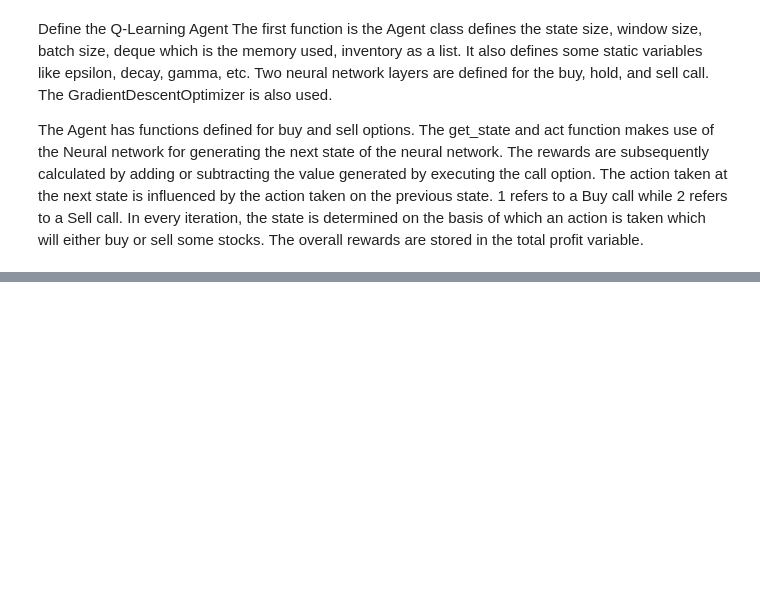
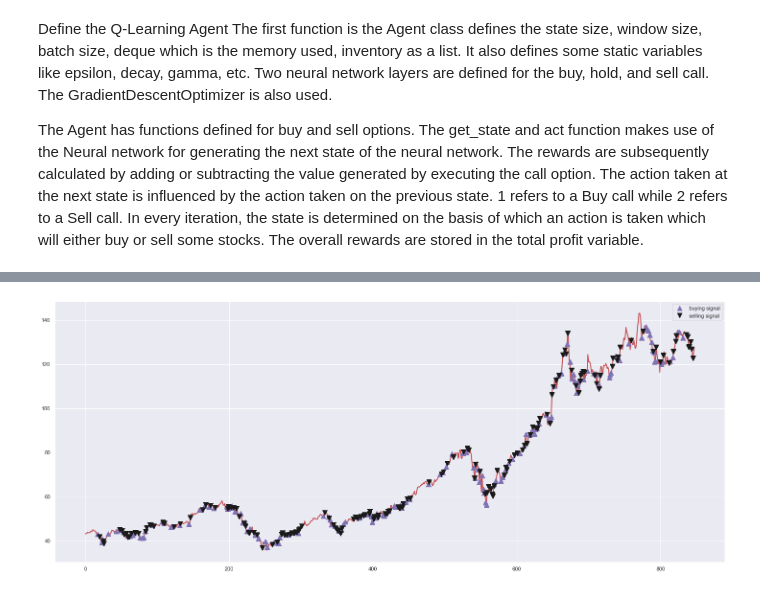
Before and after one commit to pranav14-cy/Task, a Jupyter notebook: reinforcement-learning_algo_trading.ipynb, the cells around one changed output, grey strips where cells are left out. Cells and saved outputs as stored; diff of their text form; code cells hidden in the pictures; blank space fills up the shorter version.

```diff
--- a/reinforcement-learning_algo_trading.ipynb
+++ b/reinforcement-learning_algo_trading.ipynb
@@ -34,6 +34,10 @@ name = 'Q-learning agent'
 class Agent:
     def __init__(self, state_size, window_size, trend, skip, batch_size):
         self.state_size = state_size
+        self.states_sell = []
+        self.states_buy = []
+        self.total_gains = None
+        self.invest = None
         self.window_size = window_size
         self.half_window = window_size // 2
         self.trend = trend
@@ -99,8 +103,6 @@ class Agent:
 
     def buy(self, initial_money):
         starting_money = initial_money
-        states_sell = []
-        states_buy = []
         inventory = []
         state = self.get_state(0)
         for t in range(0, len(self.trend) - 1, self.skip):
@@ -109,24 +111,21 @@ class Agent:
             if action == 1 and initial_money >= self.trend[t] and t < (len(self.trend) - self.half_window):
                 inventory.append(self.trend[t])
                 initial_money -= self.trend[t]
-                states_buy.append(t)
+                self.states_buy.append(t)
                 print('day %d: buy 1 unit at price %f, total balance %f'% (t, self.trend[t], initial_money))
             elif action == 2 and len(inventory):
                 bought_price = inventory.pop(0)
                 initial_money += self.trend[t]
-                states_sell.append(t)
+                self.states_sell.append(t)
                 try:
-                    invest = ((close[t] - bought_price) / bought_price) * 100
+                    self.invest = ((close[t] - bought_price) / bought_price) * 100
                 except:
-                    invest = 0
-                print(
-                    'day %d, sell 1 unit at price %f, investment %f %%, total balance %f,'
-                    % (t, close[t], invest, initial_money)
-                )
+                    self.invest = 0
+                print('day %d, sell 1 unit at price %f, investment %f %%, total balance %f,'% (t, close[t], self.invest, initial_money))
             state = next_state
-        invest = ((initial_money - starting_money) / starting_money) * 100
-        total_gains = initial_money - starting_money
-        return states_buy, states_sell, total_gains, invest
+        self.invest = ((initial_money - starting_money) / starting_money) * 100
+        self.total_gains = initial_money - starting_money
+        return self.states_buy, self.states_sell, self.total_gains, self.invest
 
     def train(self, iterations, checkpoint, initial_money):
         for i in range(iterations):
@@ -165,0 +182,5 @@ epoch: 30, total rewards: 142.110069.3, cost: 0.111049, total money: 10142.11006
+# %%
+states_buy = agent.buy(initial_money).states_buy
+states_sell = agent.buy(initial_money).states_sell
+total_gains = agent.buy(initial_money).total_gains
+invest = agent.buy(initial_money).invest
@@ -166,9 +228,11 @@ epoch: 30, total rewards: 142.110069.3, cost: 0.111049, total money: 10142.11006
 # %%
-fig = plt.figure(figsize = (15,5))
+fig = plt.figure(figsize = (25,10))
 plt.plot(close, color='r', lw=2.)
 plt.plot(close, '^', markersize=10, color='m', label = 'buying signal', markevery = states_buy)
 plt.plot(close, 'v', markersize=10, color='k', label = 'selling signal', markevery = states_sell)
-plt.title('total gains %f, total investment %f%%'%(total_gains, invest))
+#plt.title('total gains %f, total investment %f%%'%(total_gains, invest))
 plt.legend()
 plt.savefig(name+'.png')
-plt.show(
+plt.show()
+# %% [output]
+[figure, added]
```
Also changed, not shown: parts of 3 cells of this notebook.
